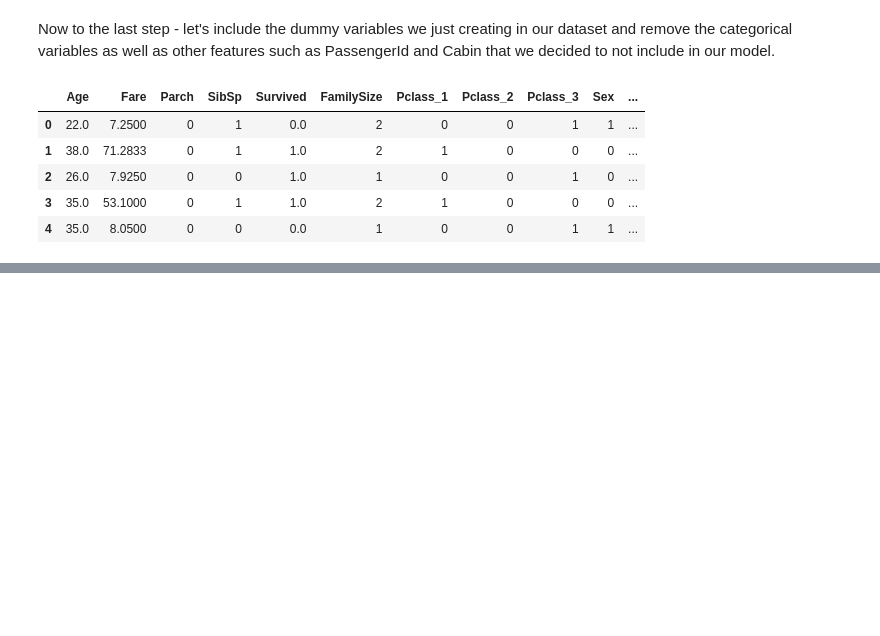
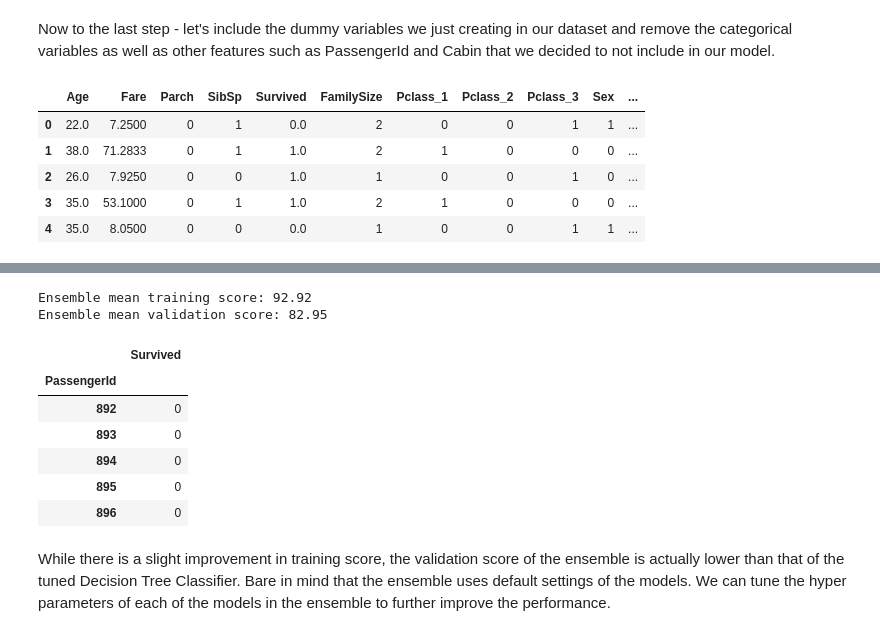
Before and after one commit to wmonicad/Titanic, a Jupyter notebook: titanic_website1.ipynb, the cells around one changed output, grey strips where cells are left out. Cells and saved outputs as stored; diff of their text form; code cells hidden in the pictures; blank space fills up the shorter version.

Commit message:
Added prediction
Added the 2nd part of this project which involve applying machine learning models to make predictions

```diff
--- a/titanic_website1.ipynb
+++ b/titanic_website1.ipynb
@@ -565,0 +578,2 @@ full_dummies.head()
+# %%
+cv_split = ShuffleSplit(n_splits = 10, test_size = .3, train_size = .6, random_state = 0 )
@@ -565,0 +624,9 @@ full_dummies.head()
+# %%
+param_grid = {'criterion': ['gini', 'entropy'],'max_depth': [2,4,6,8,10,None],'random_state': [0]}
+tune_model = GridSearchCV(DecisionTreeClassifier(), param_grid=param_grid, scoring = 'roc_auc', cv = cv_split, refit = True)
+tune_model.fit(train_valid_X, train_valid_Y)
+
+print "Decision tree parameters (tuned): ", tune_model.best_params_
+print "Decision tree roc_auc score (tuned): ", tune_model.best_score_
+print "Decision tree mean training score (tuned): {:.2f}". format(tune_model.cv_results_['mean_train_score'][tune_model.best_index_]*100)
+print "Decision tree mean validation score (tuned): {:.2f}". format(tune_model.cv_results_['mean_test_score'][tune_model.best_index_]*100)
@@ -565,0 +638,3 @@ full_dummies.head()
+# %%
+best_tree = DecisionTreeClassifier(**tune_model.best_params_)
+best_tree.fit(train_valid_X, train_valid_Y)
@@ -565,0 +659,44 @@ full_dummies.head()
+# %%
+# list of models to use
+vote_est = [
+    ('dtc', DecisionTreeClassifier()),
+    ('gbc', GradientBoostingClassifier()),
+    ('rfc', RandomForestClassifier()),
+    ('lr', LogisticRegression()),
+    ('gnb', GaussianNB()),
+    ('knn', KNeighborsClassifier()),
+    ('svc', SVC(probability=True))
+]
+
+
+# use voting classifier and shuffle split for cross validation
+vote_hard = VotingClassifier(estimators = vote_est , voting = 'hard')
+vote_hard_cv = cross_validate(vote_hard, train_valid_X, train_valid_Y, cv  = cv_split)
+vote_hard.fit(train_valid_X, train_valid_Y)
+
+# scores of the ensemble
+print("Ensemble mean training score: {:.2f}". format(vote_hard_cv['train_score'].mean()*100))
+print("Ensemble mean validation score: {:.2f}". format(vote_hard_cv['test_score'].mean()*100))
+# %% [output]
+Ensemble mean training score: 92.92
+Ensemble mean validation score: 82.95
+# %%
+prediction = vote_hard.predict(test_X).astype(int)
+
+test_results = pd.DataFrame()
+test_results['PassengerId'] = test_X.index + 1
+test_results['Survived'] = prediction
+test_results.set_index('PassengerId', inplace=True)
+
+test_results.head()
+test_results.to_csv('titanic_submission.csv')
+# %% [output]
+|  | Survived |
+| PassengerId |  |
+| 892 | 0 |
+| 893 | 0 |
+| 894 | 0 |
+| 895 | 0 |
+| 896 | 0 |
+# %% [markdown]
+While there is a slight improvement in training score, the validation score of the ensemble is actually lower than that of the tuned Decision Tree Classifier. Bare in mind that the ensemble uses default settings of the models. We can tune the hyper parameters of each of the models in the ensemble to further improve the performance.
```
Also changed, not shown: parts of 20 cells of this notebook.
